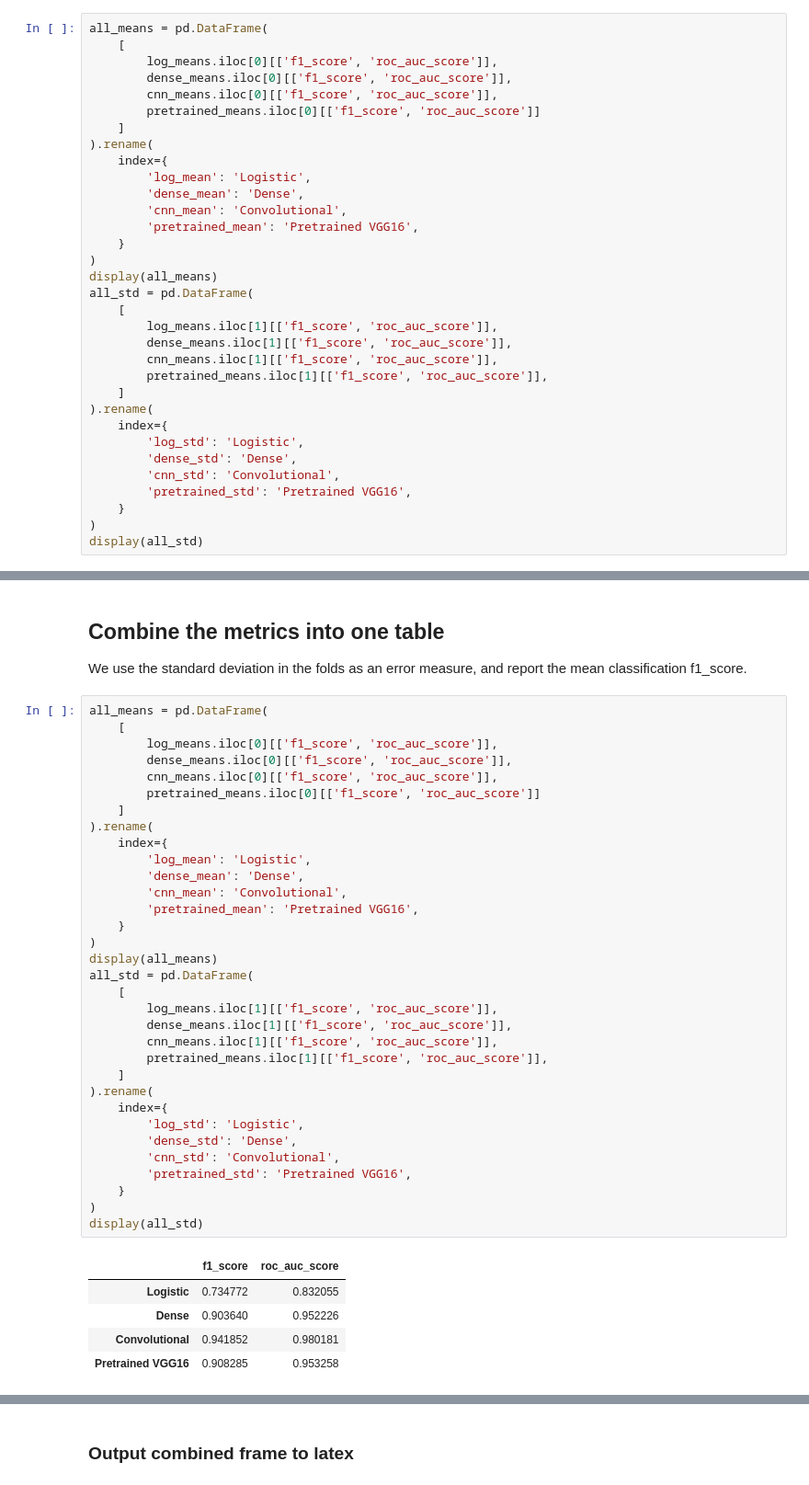
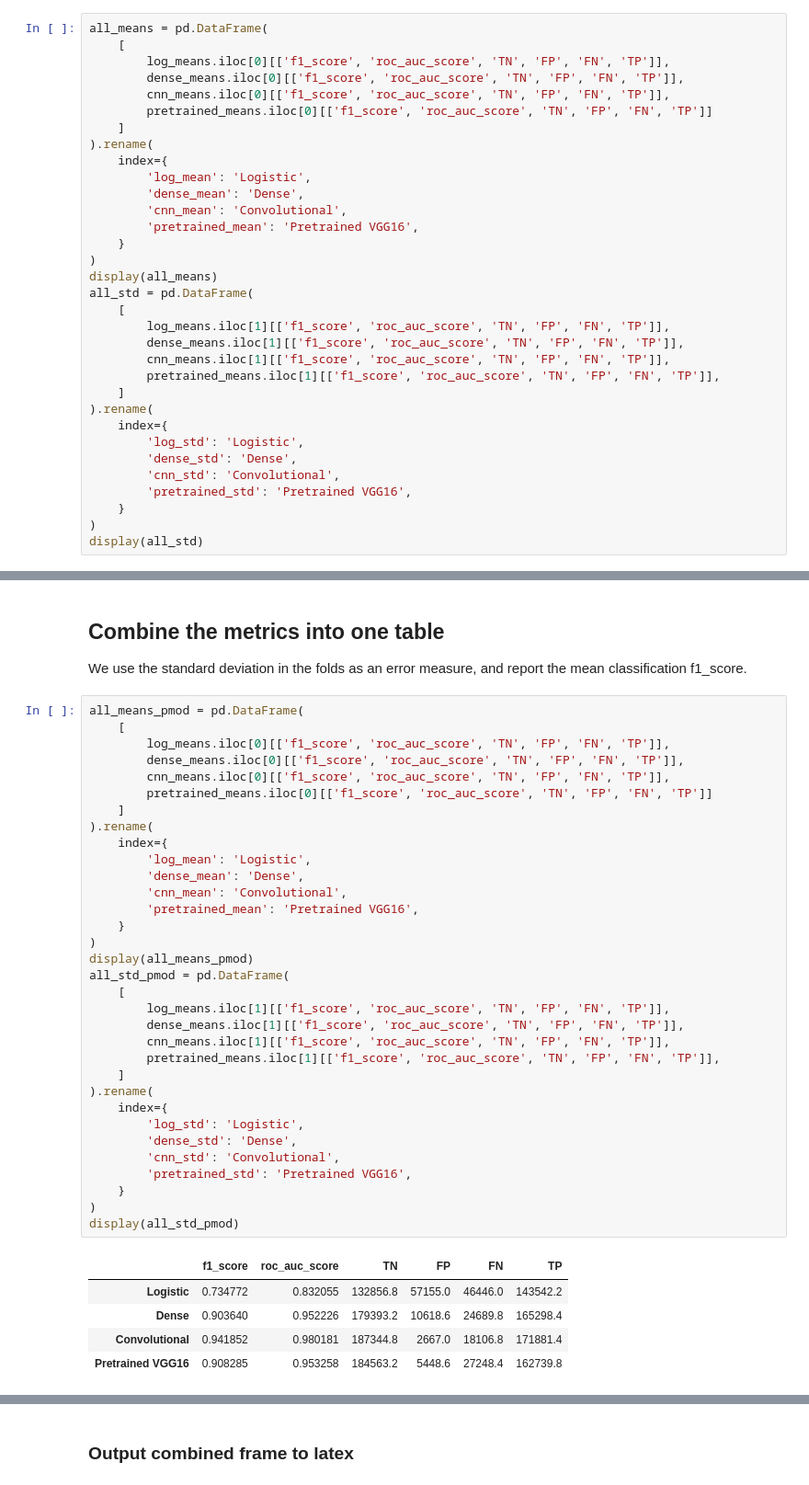
Before and after one commit to geirtul/master_analysis, a Jupyter notebook: notebooks/results/classification_simulated.ipynb, the cells around one changed output, grey strips where cells are left out. Shown: that part at 92% size. Saved outputs shown, nothing was run; the diff lists cells and outputs as text.

```diff
--- a/notebooks/results/classification_simulated.ipynb
+++ b/notebooks/results/classification_simulated.ipynb
@@ -148,10 +146,10 @@ We use the standard deviation in the folds as an error measure, and report the m
 # %%
 all_means = pd.DataFrame(
     [
-        log_means.iloc[0][['f1_score', 'roc_auc_score']],
-        dense_means.iloc[0][['f1_score', 'roc_auc_score']],
-        cnn_means.iloc[0][['f1_score', 'roc_auc_score']],
-        pretrained_means.iloc[0][['f1_score', 'roc_auc_score']]
+        log_means.iloc[0][['f1_score', 'roc_auc_score', 'TN', 'FP', 'FN', 'TP']],
+        dense_means.iloc[0][['f1_score', 'roc_auc_score', 'TN', 'FP', 'FN', 'TP']],
+        cnn_means.iloc[0][['f1_score', 'roc_auc_score', 'TN', 'FP', 'FN', 'TP']],
+        pretrained_means.iloc[0][['f1_score', 'roc_auc_score', 'TN', 'FP', 'FN', 'TP']]
     ]
 ).rename(
     index={
@@ -164,10 +162,10 @@ all_means = pd.DataFrame(
 display(all_means)
 all_std = pd.DataFrame(
     [
-        log_means.iloc[1][['f1_score', 'roc_auc_score']],
-        dense_means.iloc[1][['f1_score', 'roc_auc_score']],
-        cnn_means.iloc[1][['f1_score', 'roc_auc_score']],
-        pretrained_means.iloc[1][['f1_score', 'roc_auc_score']],
+        log_means.iloc[1][['f1_score', 'roc_auc_score', 'TN', 'FP', 'FN', 'TP']],
+        dense_means.iloc[1][['f1_score', 'roc_auc_score', 'TN', 'FP', 'FN', 'TP']],
+        cnn_means.iloc[1][['f1_score', 'roc_auc_score', 'TN', 'FP', 'FN', 'TP']],
+        pretrained_means.iloc[1][['f1_score', 'roc_auc_score', 'TN', 'FP', 'FN', 'TP']],
     ]
 ).rename(
     index={
@@ -368,41 +366,41 @@ display(pretrained_means)
 ## Combine the metrics into one table
 We use the standard deviation in the folds as an error measure, and report the mean classification f1_score.
 # %%
-all_means = pd.DataFrame(
+all_means_pmod = pd.DataFrame(
     [
-        log_means.iloc[0][['f1_score', 'roc_auc_score']],
-        dense_means.iloc[0][['f1_score', 'roc_auc_score']],
-        cnn_means.iloc[0][['f1_score', 'roc_auc_score']],
-        pretrained_means.iloc[0][['f1_score', 'roc_auc_score']]
+        log_means.iloc[0][['f1_score', 'roc_auc_score', 'TN', 'FP', 'FN', 'TP']],
+        dense_means.iloc[0][['f1_score', 'roc_auc_score', 'TN', 'FP', 'FN', 'TP']],
+        cnn_means.iloc[0][['f1_score', 'roc_auc_score', 'TN', 'FP', 'FN', 'TP']],
+        pretrained_means.iloc[0][['f1_score', 'roc_auc_score', 'TN', 'FP', 'FN', 'TP']]
     ]
 ).rename(
     index={
         'log_mean': 'Logistic',
         'dense_mean': 'Dense',
         'cnn_mean': 'Convolutional',
         'pretrained_mean': 'Pretrained VGG16',
     }
 )
-display(all_means)
-all_std = pd.DataFrame(
+display(all_means_pmod)
+all_std_pmod = pd.DataFrame(
     [
-        log_means.iloc[1][['f1_score', 'roc_auc_score']],
-        dense_means.iloc[1][['f1_score', 'roc_auc_score']],
-        cnn_means.iloc[1][['f1_score', 'roc_auc_score']],
-        pretrained_means.iloc[1][['f1_score', 'roc_auc_score']],
+        log_means.iloc[1][['f1_score', 'roc_auc_score', 'TN', 'FP', 'FN', 'TP']],
+        dense_means.iloc[1][['f1_score', 'roc_auc_score', 'TN', 'FP', 'FN', 'TP']],
+        cnn_means.iloc[1][['f1_score', 'roc_auc_score', 'TN', 'FP', 'FN', 'TP']],
+        pretrained_means.iloc[1][['f1_score', 'roc_auc_score', 'TN', 'FP', 'FN', 'TP']],
     ]
 ).rename(
     index={
         'log_std': 'Logistic',
         'dense_std': 'Dense',
         'cnn_std': 'Convolutional',
         'pretrained_std': 'Pretrained VGG16',
     }
 )
-display(all_std)
+display(all_std_pmod)
 # %% [output]
-|  | f1_score | roc_auc_score |
-| Logistic | 0.734772 | 0.832055 |
-| Dense | 0.903640 | 0.952226 |
-| Convolutional | 0.941852 | 0.980181 |
-| Pretrained VGG16 | 0.908285 | 0.953258 |
+|  | f1_score | roc_auc_score | TN | FP | FN | TP |
+| Logistic | 0.734772 | 0.832055 | 132856.8 | 57155.0 | 46446.0 | 143542.2 |
+| Dense | 0.903640 | 0.952226 | 179393.2 | 10618.6 | 24689.8 | 165298.4 |
+| Convolutional | 0.941852 | 0.980181 | 187344.8 | 2667.0 | 18106.8 | 171881.4 |
+| Pretrained VGG16 | 0.908285 | 0.953258 | 184563.2 | 5448.6 | 27248.4 | 162739.8 |
```
Also changed, not shown: parts of 7 cells of this notebook.
